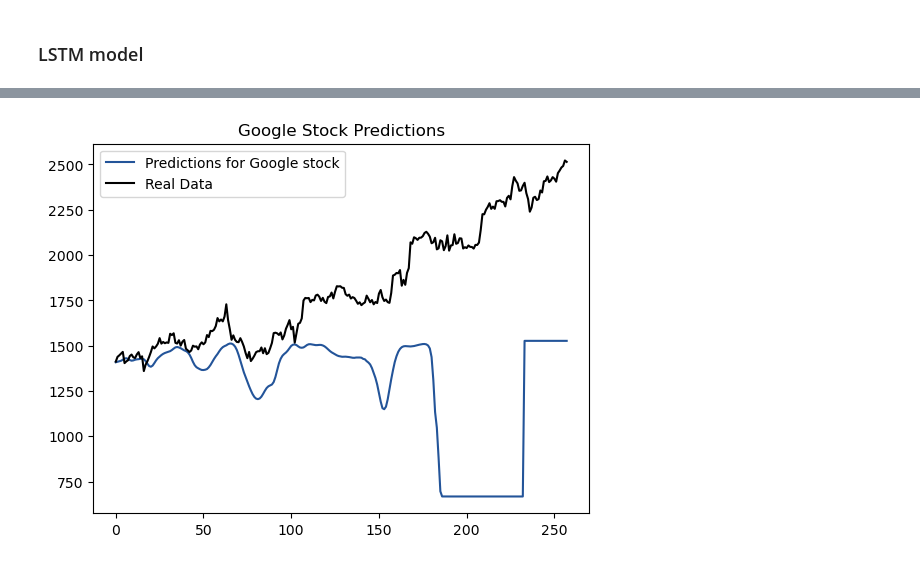
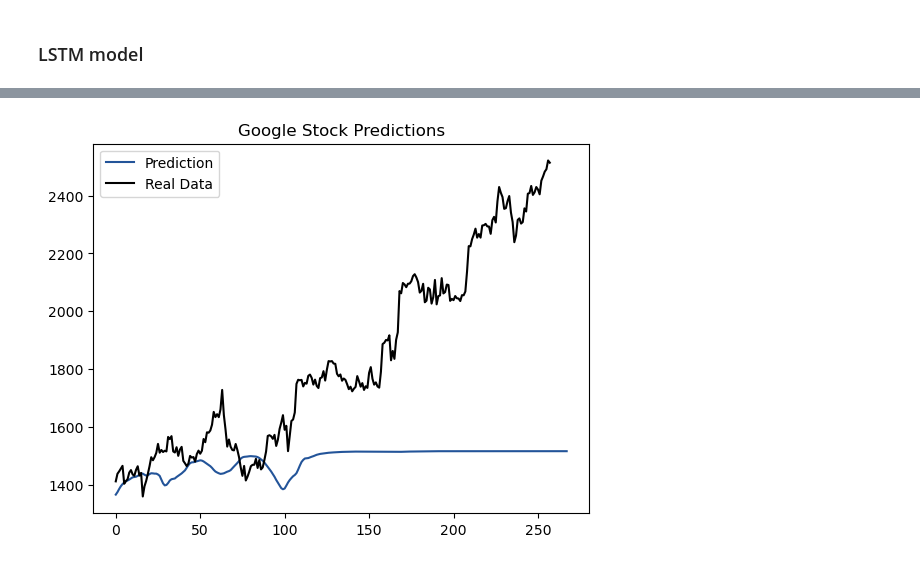
Before and after one commit to Graciele89/Integrated_CA, a Jupyter notebook: 2023346_Integrated_CA.ipynb, the cells around one changed output, grey strips where cells are left out. Saved outputs shown, nothing was run; the diff lists cells and outputs as text; code cells hidden in the pictures.

```diff
--- a/2023346_Integrated_CA.ipynb
+++ b/2023346_Integrated_CA.ipynb
@@ -155,13 +155,13 @@ rnn.add(SimpleRNN(units = 35, return_sequences = 'TRUE', input_shape = (x_train.
 # %%
-# rnn.add(LSTM(units = 35, return_sequences = True))
-# rnn.add(Dropout(0.2))
+#  rnn.add(SimpleRNN(units = 35, return_sequences = True))
+#  rnn.add(Dropout(0.2))
 
 for i in [True, True, False]:
     rnn.add(SimpleRNN(units = 35, return_sequences = i, activation ='relu'))
-    rnn.add(Dropout(0.2))
+    rnn.add(Dropout(0.20))
 
 # to avoid overfitting, add dropout regularization (it excludes certain layers during training)
-# normally used 20% = rnn.add(Dropout(0.2))
+# normally used 20%
 # %%
 # add the output layer(Dense) for the RNN, as we want output a single value ['close'], one dimension (units = 1)
 rnn.add(Dense(units = 1, activation='sigmoid'))     # the last layer we using sigmoid activation function which is the deffault one
@@ -265,8 +266,8 @@ print(x_test.shape)
 x_test = data_scaler.transform(x_test)  # scales from 0 to 1 the data
 # %%
 final_x_test = []
-for i in range(40, len(x_test)):
-    final_x_test.append(x_test[i-40:i, 0])
+for i in range(30, len(x_test)):
+    final_x_test.append(x_test[i-30:i, 0])
 final_x_test = np.array(final_x_test)
 # %%
 final_x_test = np.reshape(final_x_test,
@@ -301,21 +302,21 @@ lstm = Sequential()
 # %%
 lstm.add(LSTM(units = 35, return_sequences = 'TRUE', input_shape = (x_train.shape[1], 1),activation='relu'))
 # %%
-for i in [True, True, False]:
-    lstm.add(LSTM(units = 35, return_sequences = i, activation ='relu'))
-    lstm.add(Dropout(0.2))
+#for i in [True, True, False]:
+ #   lstm.add(LSTM(units = 30, return_sequences = i, activation ='relu'))
+  #  lstm.add(Dropout(0.20))
 # %%
-#lstm.add(LSTM(units = 45, return_sequences = True))
+lstm.add(LSTM(units = 35, return_sequences = True))
 
-#lstm.add(Dropout(0.2))
+lstm.add(Dropout(0.2))
 
-#lstm.add(LSTM(units = 45, return_sequences = True))
+lstm.add(LSTM(units = 16, return_sequences = True))
 
-#lstm.add(Dropout(0.2))
+lstm.add(Dropout(0.2))
 
-#lstm.add(LSTM(units = 45))
+lstm.add(LSTM(units = 35))
 
-#lstm.add(Dropout(0.2))
+lstm.add(Dropout(0.2))
 # %%
 lstm.add(Dense(units = 1, activation='sigmoid'))
 # %%
@@ -388,8 +389,8 @@ plt.show()
 # %%
-plt.plot(unscaled_prediction, color = '#235499', label = "Predictions for Google stock")
+plt.plot(unscaled_prediction, color = '#235499', label = "Prediction")
 plt.plot(test, color = 'black', label = "Real Data")
 plt.title('Google Stock Predictions')
 plt.legend()
 plt.show()
 # %% [output]
-[figure, old version]
+[figure, new version]
```
Also changed, not shown: parts of 23 cells of this notebook.
